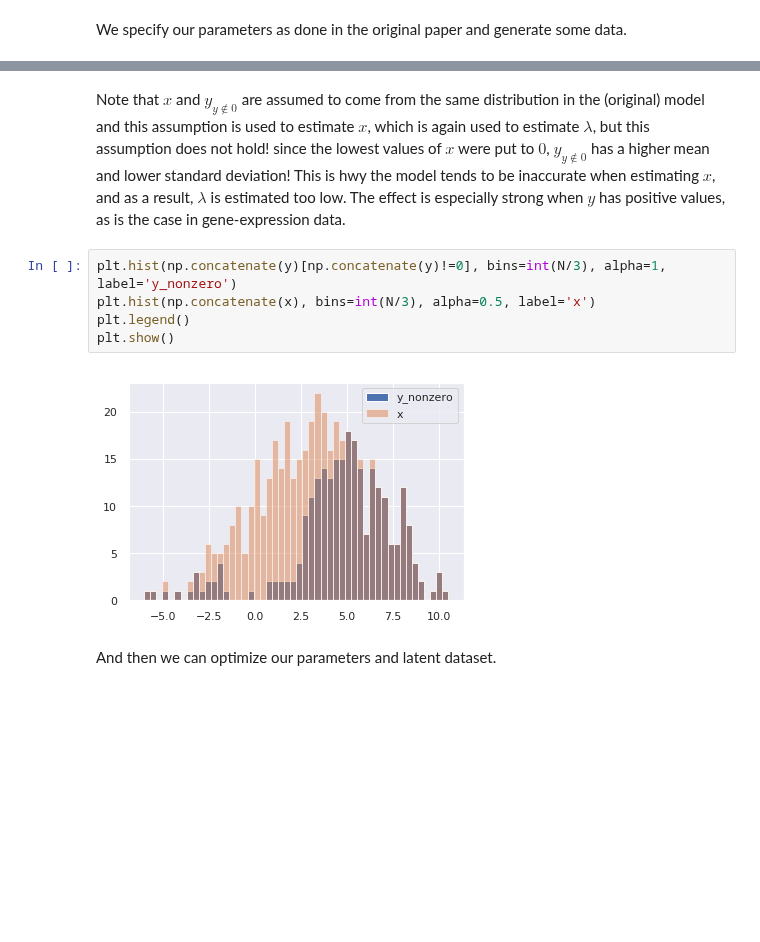
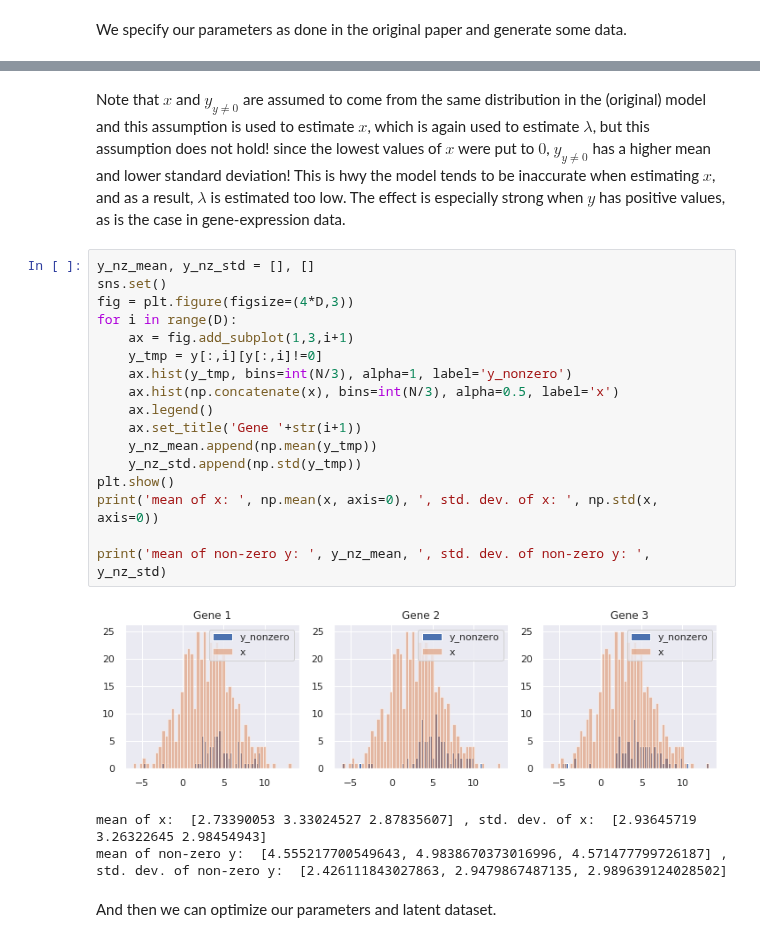
Before and after one commit to tobias-beers/RNA_visualization, a Jupyter notebook: Code/PyStan/ZIFA.ipynb, the cells around one changed output, grey strips where cells are left out. Saved outputs shown, nothing was run; the diff lists cells and outputs as text; blank space fills up the shorter version.

```diff
--- a/Code/PyStan/ZIFA.ipynb
+++ b/Code/PyStan/ZIFA.ipynb
@@ -132,12 +132,26 @@ plt.show()
 # %% [markdown]
-Note that $x$ and $y_{y\not\in0}$ are assumed to come from the same distribution in the (original) model and this assumption is used to estimate $x$, which is again used to estimate $\lambda$, but this assumption does not hold! since the lowest values of $x$ were put to $0$, $y_{y\not\in0}$ has a higher mean and lower standard deviation! This is hwy the model tends to be inaccurate when estimating $x$, and as a result, $\lambda$ is estimated too low. The effect is especially strong when $y$ has positive values, as is the case in gene-expression data.
+Note that $x$ and $y_{y\not=0}$ are assumed to come from the same distribution in the (original) model and this assumption is used to estimate $x$, which is again used to estimate $\lambda$, but this assumption does not hold! since the lowest values of $x$ were put to $0$, $y_{y\not=0}$ has a higher mean and lower standard deviation! This is hwy the model tends to be inaccurate when estimating $x$, and as a result, $\lambda$ is estimated too low. The effect is especially strong when $y$ has positive values, as is the case in gene-expression data.
-# %%
-plt.hist(np.concatenate(y)[np.concatenate(y)!=0], bins=int(N/3), alpha=1, label='y_nonzero')
-plt.hist(np.concatenate(x), bins=int(N/3), alpha=0.5, label='x')
-plt.legend()
-plt.show()
-# %% [output]
-[figure, removed]
+# %%
+y_nz_mean, y_nz_std = [], []
+sns.set()
+fig = plt.figure(figsize=(4*D,3))
+for i in range(D):
+    ax = fig.add_subplot(1,3,i+1)
+    y_tmp = y[:,i][y[:,i]!=0]
+    ax.hist(y_tmp, bins=int(N/3), alpha=1, label='y_nonzero')
+    ax.hist(np.concatenate(x), bins=int(N/3), alpha=0.5, label='x')
+    ax.legend()
+    ax.set_title('Gene '+str(i+1))
+    y_nz_mean.append(np.mean(y_tmp))
+    y_nz_std.append(np.std(y_tmp))
+plt.show()
+print('mean of x: ', np.mean(x, axis=0), ', std. dev. of x: ', np.std(x, axis=0))
+
+print('mean of non-zero y: ', y_nz_mean, ', std. dev. of non-zero y: ', y_nz_std)
+# %% [output]
+[figure, added]
+mean of x:  [2.73390053 3.33024527 2.87835607] , std. dev. of x:  [2.93645719 3.26322645 2.98454943]
+mean of non-zero y:  [4.555217700549643, 4.9838670373016996, 4.571477799726187] , std. dev. of non-zero y:  [2.426111843027863, 2.9479867487135, 2.989639124028502]
 # %% [markdown]
 And then we can optimize our parameters and latent dataset.
 # %%
```
Also changed, not shown: parts of 10 cells of this notebook, 4 other files.
